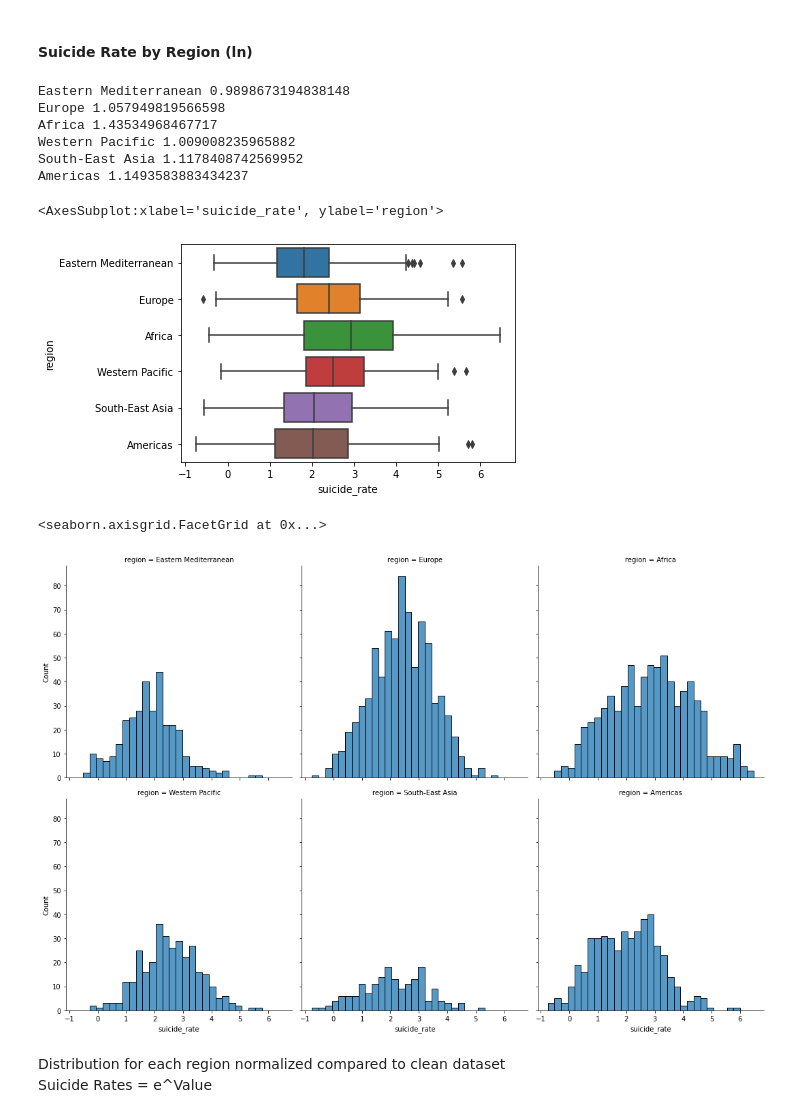
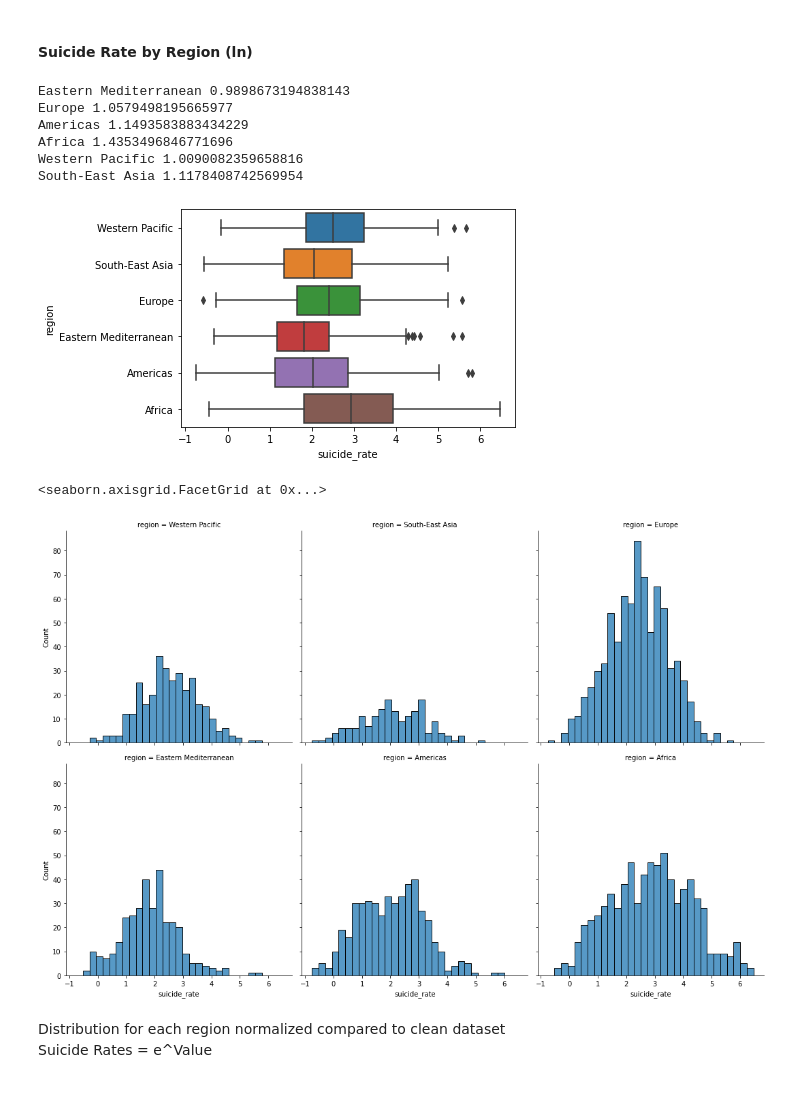
Before and after one commit to Fullcure3/WHO_suicide_rates, a Jupyter notebook: Suicides.ipynb, the cells around one changed output. Saved outputs shown, nothing was run; the diff lists cells and outputs as text; code cells hidden in the pictures.

```diff
--- a/Suicides.ipynb
+++ b/Suicides.ipynb
@@ -125,0 +97,7 @@ suicides_clean.head()
+# %%
+#Replace YEARS with "" to prep for a column split
+suicides_clean[age_range] = suicides_clean[age_range].replace('YEARS', '', regex=True)
+print(suicides_clean[age_range].value_counts())
+
+#Check dataframe for accurate split and new columns
+suicides_clean.head()
@@ -126,9 +120,9 @@ suicides_clean.head()
 # %%
 # Adjust Sex column where Both sexes = Both for simplicity
-suicides_clean['sex'] = suicides_clean.sex.apply(lambda sex: 'Both' if sex == 'Both sexes' else sex)
+suicides_clean[sex] = suicides_clean[sex].apply(lambda sex: 'Both' if sex == 'Both sexes' else sex)
 
 # Check for correct changes
-suicides_clean.sex.value_counts()
+suicides_clean[sex].value_counts()
 # %% [output]
 Both      1464
 Female    1464
@@ -136,6 +130,6 @@ Male      1464
 Name: sex, dtype: int64
 # %%
 # Remove the redundant Both category in sexes for future EDA (Compare Male to Female only)
-suicides_clean = suicides_clean[suicides_clean.sex != 'Both']
-suicides_clean.head()
+suicides_clean = suicides_clean[suicides_clean[sex] != 'Both']
+suicides_clean[sex].value_counts()
 # %% [output]
@@ -350,32 +328,31 @@ Useful to transform right skewed data into a more normal distribution<br>
 Cannot be used with negative values or zero as the ln of a negative = undefined
 # %%
 # ln transformation for data profiling and ANOVA test
-suicides_ln = ln_transformation(suicides_clean, 'suicide_rate')
+suicides_ln = ln_transformation(suicides_clean, suicide_rate)
 # %% [output]
 76 records removed
 # %% [markdown]
 #### Suicide Rate by Region (ln)
 # %%
 #Calculating std of each region to check if assumption 2 is met (std of groups should be equal)
-column_std(suicides_ln, 'region', 'suicide_rate')
+column_std(suicides_ln, region, suicide_rate)
 # %% [output]
-Eastern Mediterranean 0.9898673194838148
-Europe 1.057949819566598
-Africa 1.43534968467717
-Western Pacific 1.009008235965882
-South-East Asia 1.1178408742569952
-Americas 1.1493583883434237
+Eastern Mediterranean 0.9898673194838143
+Europe 1.0579498195665977
+Americas 1.1493583883434229
+Africa 1.4353496846771696
+Western Pacific 1.0090082359658816
+South-East Asia 1.1178408742569954
 # %%
 #Visualization of ln transformation distribution for assumption 3
-sns.boxplot(data=suicides_ln, x='suicide_rate', y='region')
+sorted_boxplot(suicides_ln, region, suicide_rate)
 # %% [output]
-<AxesSubplot:xlabel='suicide_rate', ylabel='region'>
-[figure, old version]
+[figure, new version]
 # %%
-sns.displot(data=suicides_ln, x='suicide_rate', col='region', col_wrap=3)
+sns.displot(data=suicides_ln, x=suicide_rate, col=region, col_wrap=3)
 # %% [output]
 <seaborn.axisgrid.FacetGrid at 0x...>
-[figure, old version]
+[figure, new version]
 # %% [markdown]
 Distribution for each region normalized compared to clean dataset<br>
 Suicide Rates = e^Value
```
Also changed, not shown: parts of 63 cells of this notebook.
